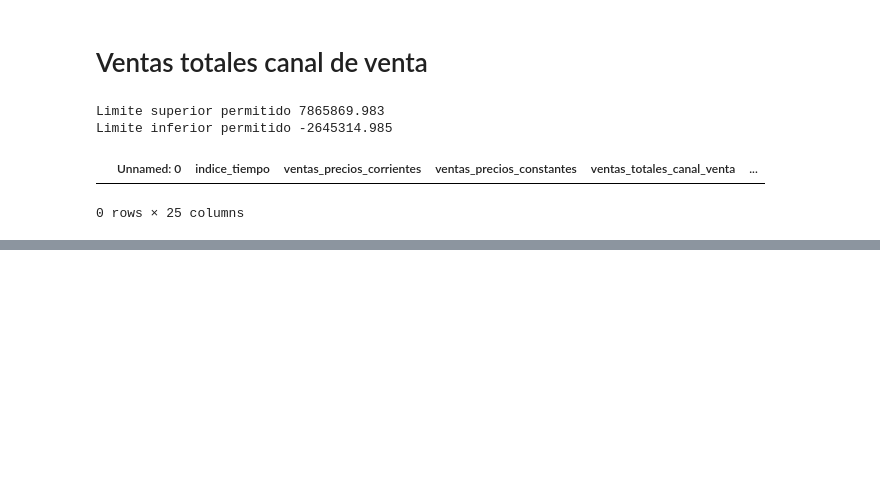
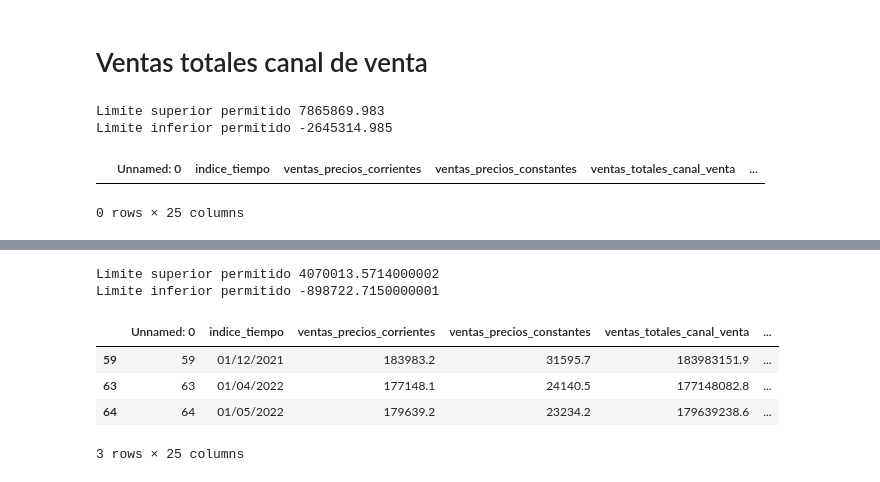
Before and after one commit to Papitasrancheras/Actividad-3, a Jupyter notebook: A3_Outliers.ipynb, the cells around one changed output, grey strips where cells are left out. Drawn from its saved outputs; the diff is of its cells as text; code cells hidden in the pictures; blank space fills up the shorter version.

```diff
--- a/A3_Outliers.ipynb
+++ b/A3_Outliers.ipynb
@@ -441,0 +472,29 @@ Limite inferior permitido -2645314.985
+# %%
+# Convertimos los valores de la columna indumentaria_calzado_textiles_hogar a numeric
+data["indumentaria_calzado_textiles_hogar"] = pd.to_numeric(data["indumentaria_calzado_textiles_hogar"], errors="coerce")
+
+#Sustituimos NAs por 1
+data["indumentaria_calzado_textiles_hogar"] =data["indumentaria_calzado_textiles_hogar"].fillna(1)
+y7=data["indumentaria_calzado_textiles_hogar"]
+
+#Identificamos outliers
+percentile25=y7.quantile(0.25) #Q1
+percentile75=y7.quantile(0.75) #Q3
+iqr= percentile75 - percentile25
+
+Limite_Superior_iqr_1= percentile75 + 1.5*iqr
+Limite_Inferior_iqr_1= percentile25 - 1.5*iqr
+print("Limite superior permitido", Limite_Superior_iqr_1)
+print("Limite inferior permitido", Limite_Inferior_iqr_1)
+
+#Encontramos Outliers
+outliers_iqr= data[(y7>Limite_Superior_iqr_1)|(y7<Limite_Inferior_iqr_1)]
+outliers_iqr
+# %% [output]
+Limite superior permitido 4070013.5714000002
+Limite inferior permitido -898722.7150000001
+|  | Unnamed: 0 | indice_tiempo | ventas_precios_corrientes | ventas_precios_constantes | ventas_totales_canal_venta | ... |
+| 59 | 59 | 01/12/2021 | 183983.2 | 31595.7 | 183983151.9 | ... |
+| 63 | 63 | 01/04/2022 | 177148.1 | 24140.5 | 177148082.8 | ... |
+| 64 | 64 | 01/05/2022 | 179639.2 | 23234.2 | 179639238.6 | ... |
+3 rows × 25 columns
```
Also changed, not shown: parts of 1 cell of this notebook.
